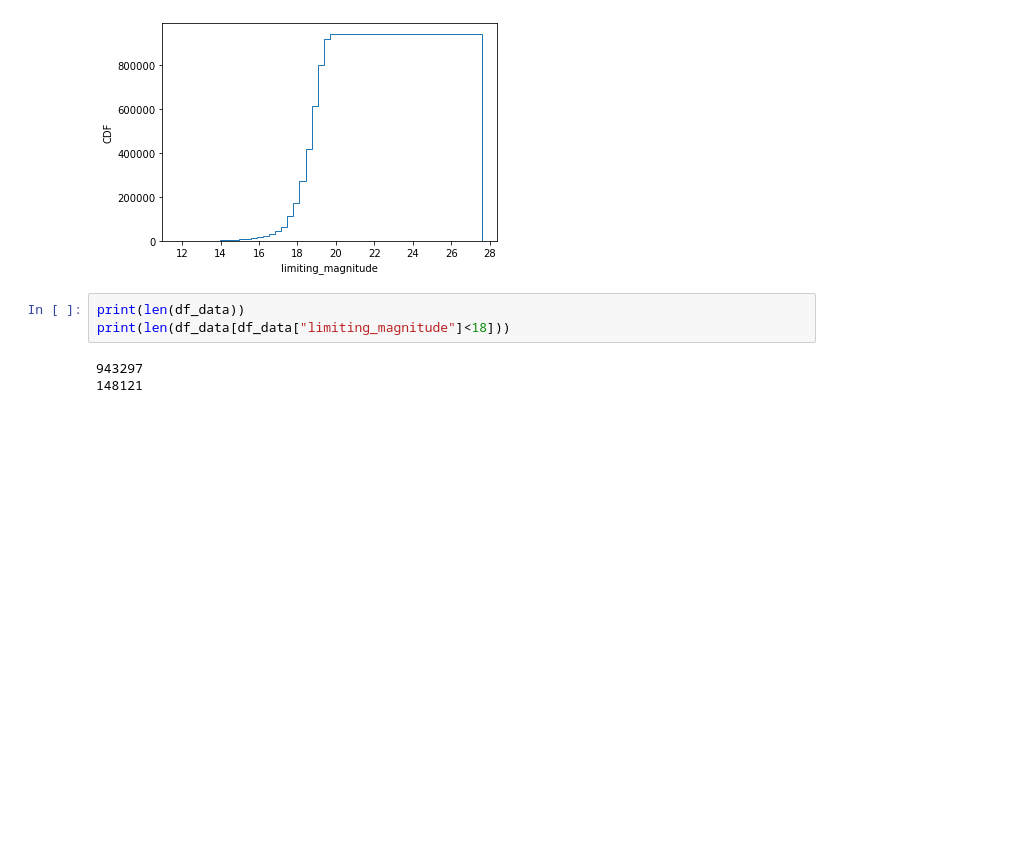
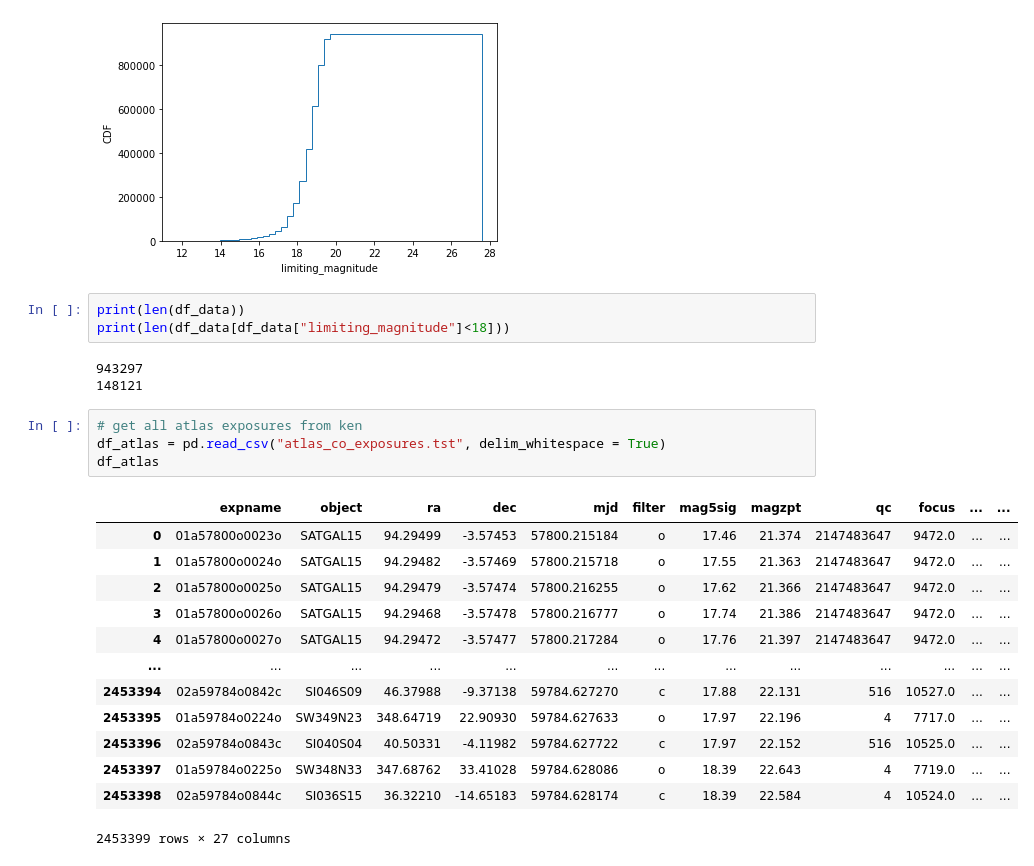
Before and after one commit to jrob93/atlas-phase-curves, a Jupyter notebook: atlas-phase-curves/limiting_magnitude/limiting_magnitude_analysis.ipynb, the cells around one changed output. Saved outputs shown, nothing was run; the diff lists cells and outputs as text; blank space fills up the shorter version.

```diff
--- a/atlas-phase-curves/limiting_magnitude/limiting_magnitude_analysis.ipynb
+++ b/atlas-phase-curves/limiting_magnitude/limiting_magnitude_analysis.ipynb
@@ -82,3 +82,21 @@ print(len(df_data[df_data["limiting_magnitude"]<18]))
 # %% [output]
 943297
 148121
+# %%
+# get all atlas exposures from ken
+df_atlas = pd.read_csv("atlas_co_exposures.tst", delim_whitespace = True)
+df_atlas
+# %% [output]
+|  | expname | object | ra | dec | mjd | filter | mag5sig | magzpt | qc | focus | ... | ... |
+| 0 | 01a57800o0023o | SATGAL15 | 94.29499 | -3.57453 | 57800.215184 | o | 17.46 | 21.374 | 2147483647 | 9472.0 | ... | ... |
+| 1 | 01a57800o0024o | SATGAL15 | 94.29482 | -3.57469 | 57800.215718 | o | 17.55 | 21.363 | 2147483647 | 9472.0 | ... | ... |
+| 2 | 01a57800o0025o | SATGAL15 | 94.29479 | -3.57474 | 57800.216255 | o | 17.62 | 21.366 | 2147483647 | 9472.0 | ... | ... |
+| 3 | 01a57800o0026o | SATGAL15 | 94.29468 | -3.57478 | 57800.216777 | o | 17.74 | 21.386 | 2147483647 | 9472.0 | ... | ... |
+| 4 | 01a57800o0027o | SATGAL15 | 94.29472 | -3.57477 | 57800.217284 | o | 17.76 | 21.397 | 2147483647 | 9472.0 | ... | ... |
+| ... | ... | ... | ... | ... | ... | ... | ... | ... | ... | ... | ... | ... |
+| 2453394 | 02a59784o0842c | SI046S09 | 46.37988 | -9.37138 | 59784.627270 | c | 17.88 | 22.131 | 516 | 10527.0 | ... | ... |
+| 2453395 | 01a59784o0224o | SW349N23 | 348.64719 | 22.90930 | 59784.627633 | o | 17.97 | 22.196 | 4 | 7717.0 | ... | ... |
+| 2453396 | 02a59784o0843c | SI040S04 | 40.50331 | -4.11982 | 59784.627722 | c | 17.97 | 22.152 | 516 | 10525.0 | ... | ... |
+| 2453397 | 01a59784o0225o | SW348N33 | 347.68762 | 33.41028 | 59784.628086 | o | 18.39 | 22.643 | 4 | 7719.0 | ... | ... |
+| 2453398 | 02a59784o0844c | SI036S15 | 36.32210 | -14.65183 | 59784.628174 | c | 18.39 | 22.584 | 4 | 10524.0 | ... | ... |
+2453399 rows × 27 columns
```
Also changed, not shown: parts of 9 cells of this notebook.
